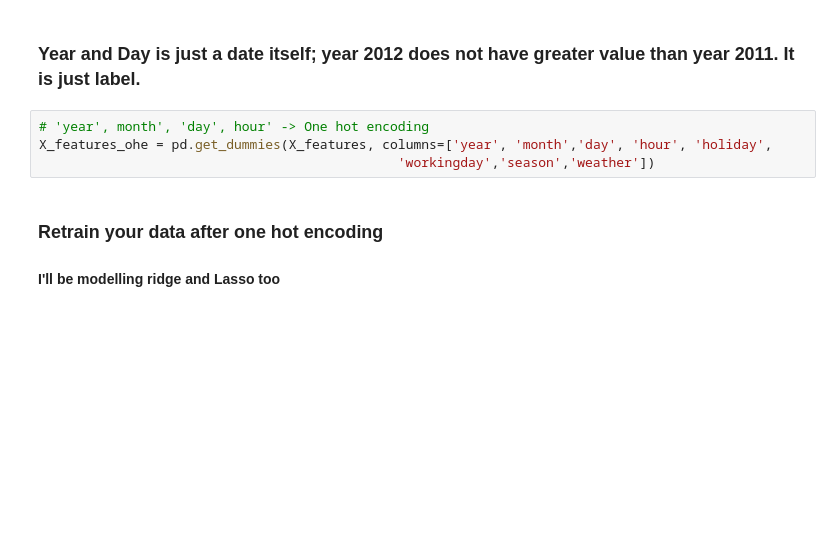
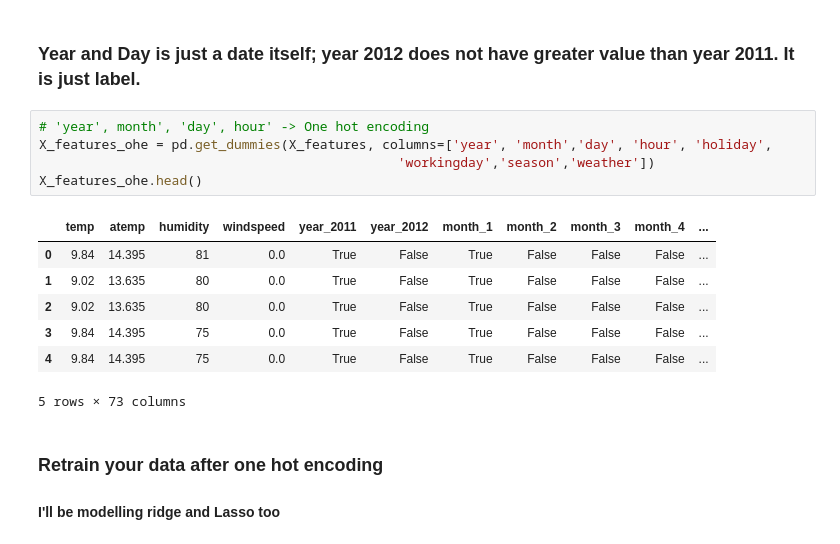
Before and after one commit to eekaiboon/msai_f24_csml, a Jupyter notebook: module_2/2021_ML_Week3_Evaluation.ipynb, the cells around one changed output. Drawn from its saved outputs; the diff is of its cells as text; blank space fills up the shorter version.

```diff
--- a/module_2/2021_ML_Week3_Evaluation.ipynb
+++ b/module_2/2021_ML_Week3_Evaluation.ipynb
@@ -587,7 +653,16 @@ sns.barplot(x=coef_sort.values, y=coef_sort.index)
 # %%
 # 'year', month', 'day', hour' -> One hot encoding
 X_features_ohe = pd.get_dummies(X_features, columns=['year', 'month','day', 'hour', 'holiday',
                                               'workingday','season','weather'])
+X_features_ohe.head()
+# %% [output]
+|  | temp | atemp | humidity | windspeed | year_2011 | year_2012 | month_1 | month_2 | month_3 | month_4 | ... |
+| 0 | 9.84 | 14.395 | 81 | 0.0 | True | False | True | False | False | False | ... |
+| 1 | 9.02 | 13.635 | 80 | 0.0 | True | False | True | False | False | False | ... |
+| 2 | 9.02 | 13.635 | 80 | 0.0 | True | False | True | False | False | False | ... |
+| 3 | 9.84 | 14.395 | 75 | 0.0 | True | False | True | False | False | False | ... |
+| 4 | 9.84 | 14.395 | 75 | 0.0 | True | False | True | False | False | False | ... |
+5 rows × 73 columns
 # %% [markdown]
 ### Retrain your data after one hot encoding
 #### I'll be modelling ridge and Lasso too
```
Also changed, not shown: parts of 16 cells of this notebook, 3 other files.
